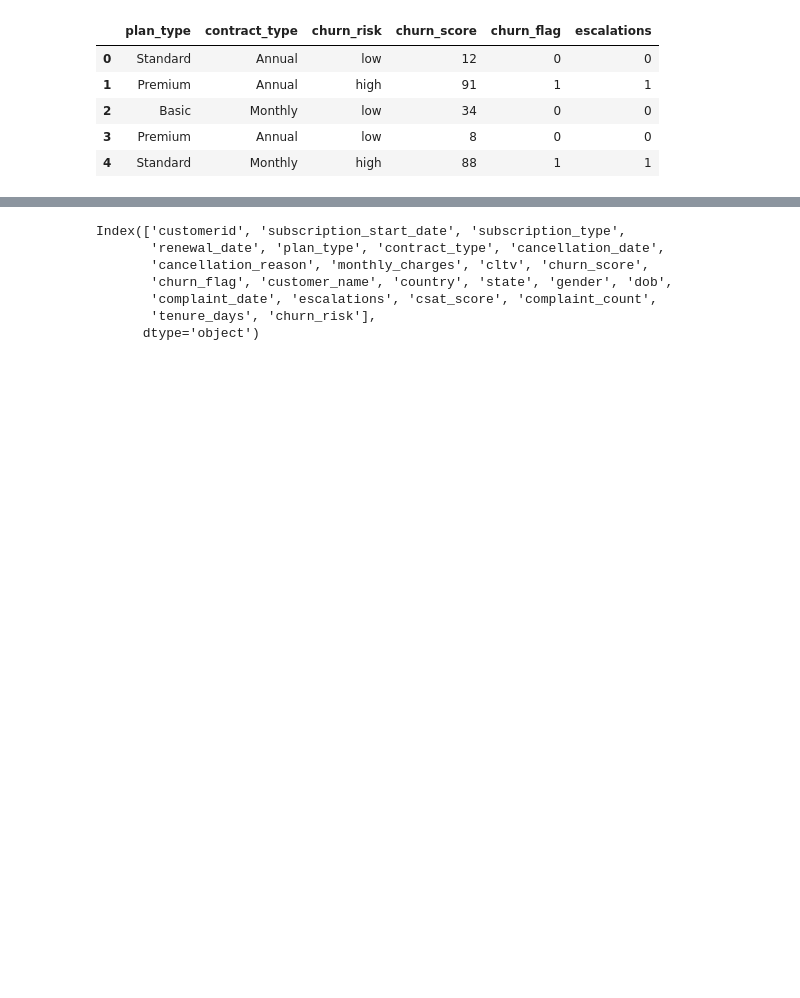
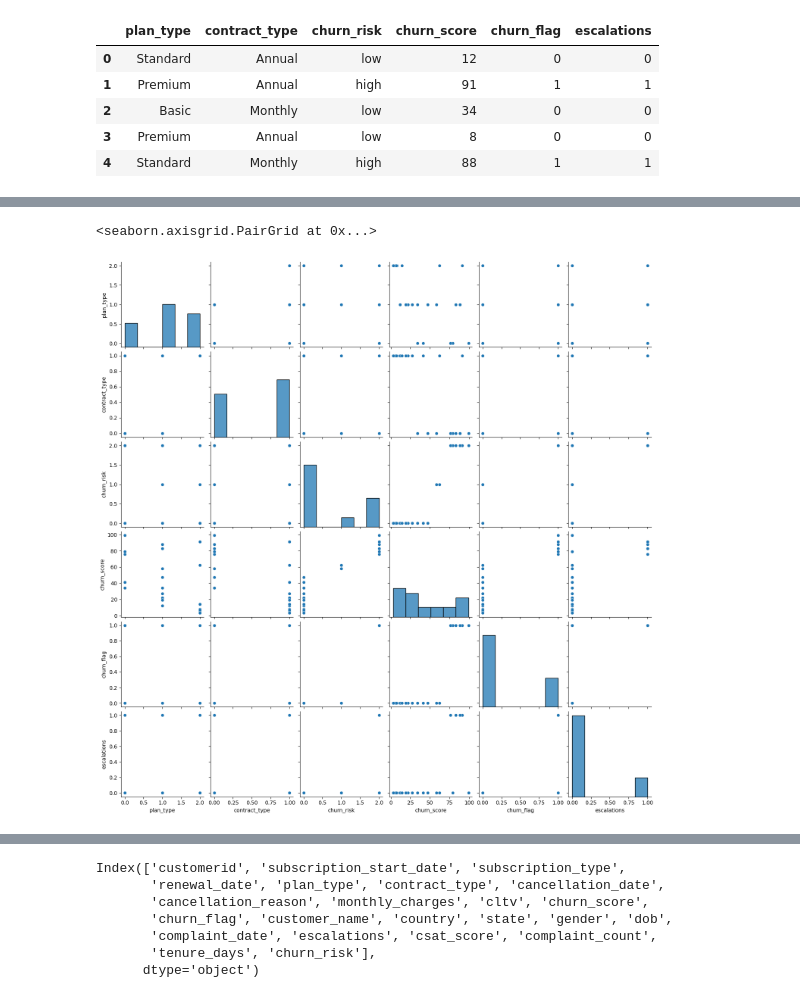
Before and after one commit to rubixz/customer_churn, a Jupyter notebook: churn_analysis.ipynb, the cells around one changed output, grey strips where cells are left out. Drawn from its saved outputs; the diff is of its cells as text; code cells hidden in the pictures; blank space fills up the shorter version.

```diff
--- a/churn_analysis.ipynb
+++ b/churn_analysis.ipynb
@@ -664,0 +685,7 @@ encoded.head()
+# %%
+# Pairplot
+
+sns.pairplot(encoded)
+# %% [output]
+<seaborn.axisgrid.PairGrid at 0x...>
+[figure, added]
```
Also changed, not shown: parts of 21 cells of this notebook.
